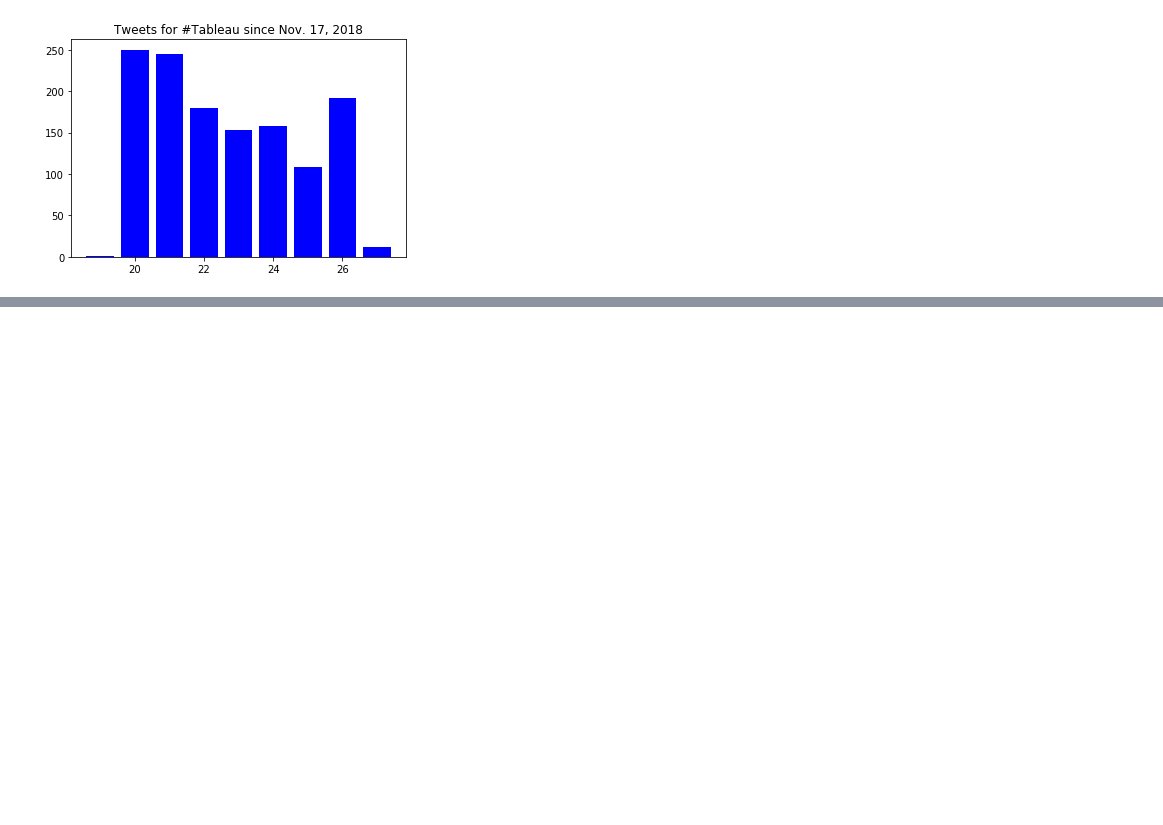
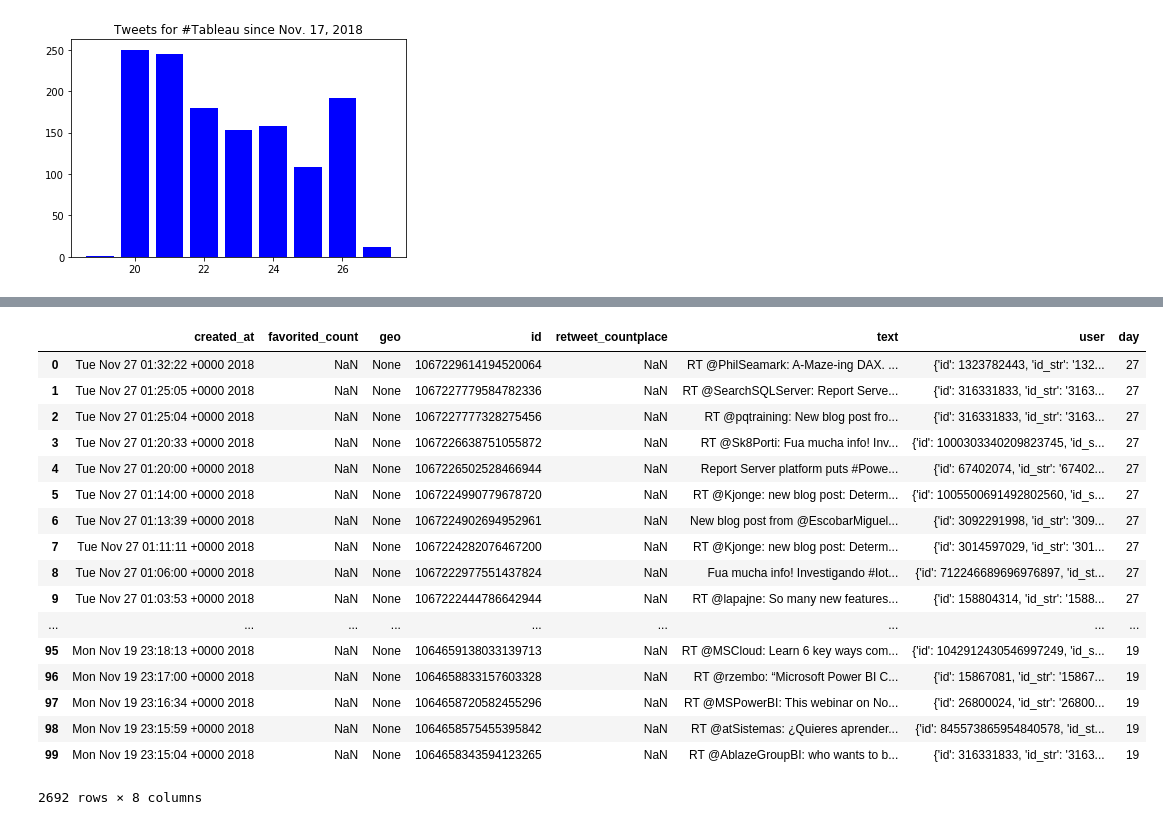
Before and after one commit to analyticsnate/twitter-api, a Jupyter notebook: #PowerBI vs #Tableau Twitter Analysis.ipynb, the cells around one changed output, grey strips where cells are left out. Cells and saved outputs as stored; diff of their text form; code cells hidden in the pictures; blank space fills up the shorter version.

```diff
--- a/#PowerBI vs #Tableau Twitter Analysis.ipynb
+++ b/#PowerBI vs #Tableau Twitter Analysis.ipynb
@@ -59,0 +77,21 @@ build_dual_bar_chart(tab, pbi, '#Tableau vs. #PowerBI', 'Nov. 20, 2018')
+# %%
+pbi
+# %% [output]
+|  | created_at | favorited_count | geo | id | retweet_countplace | text | user | day |
+| 0 | Tue Nov 27 01:32:22 +0000 2018 | NaN | None | 1067229614194520064 | NaN | RT @PhilSeamark: A-Maze-ing DAX. ... | {'id': 1323782443, 'id_str': '132... | 27 |
+| 1 | Tue Nov 27 01:25:05 +0000 2018 | NaN | None | 1067227779584782336 | NaN | RT @SearchSQLServer: Report Serve... | {'id': 316331833, 'id_str': '3163... | 27 |
+| 2 | Tue Nov 27 01:25:04 +0000 2018 | NaN | None | 1067227777328275456 | NaN | RT @pqtraining: New blog post fro... | {'id': 316331833, 'id_str': '3163... | 27 |
+| 3 | Tue Nov 27 01:20:33 +0000 2018 | NaN | None | 1067226638751055872 | NaN | RT @Sk8Porti: Fua mucha info! Inv... | {'id': 1000303340209823745, 'id_s... | 27 |
+| 4 | Tue Nov 27 01:20:00 +0000 2018 | NaN | None | 1067226502528466944 | NaN | Report Server platform puts #Powe... | {'id': 67402074, 'id_str': '67402... | 27 |
+| 5 | Tue Nov 27 01:14:00 +0000 2018 | NaN | None | 1067224990779678720 | NaN | RT @Kjonge: new blog post: Determ... | {'id': 1005500691492802560, 'id_s... | 27 |
+| 6 | Tue Nov 27 01:13:39 +0000 2018 | NaN | None | 1067224902694952961 | NaN | New blog post from @EscobarMiguel... | {'id': 3092291998, 'id_str': '309... | 27 |
+| 7 | Tue Nov 27 01:11:11 +0000 2018 | NaN | None | 1067224282076467200 | NaN | RT @Kjonge: new blog post: Determ... | {'id': 3014597029, 'id_str': '301... | 27 |
+| 8 | Tue Nov 27 01:06:00 +0000 2018 | NaN | None | 1067222977551437824 | NaN | Fua mucha info! Investigando #Iot... | {'id': 712246689696976897, 'id_st... | 27 |
+| 9 | Tue Nov 27 01:03:53 +0000 2018 | NaN | None | 1067222444786642944 | NaN | RT @lapajne: So many new features... | {'id': 158804314, 'id_str': '1588... | 27 |
+| ... | ... | ... | ... | ... | ... | ... | ... | ... |
+| 95 | Mon Nov 19 23:18:13 +0000 2018 | NaN | None | 1064659138033139713 | NaN | RT @MSCloud: Learn 6 key ways com... | {'id': 1042912430546997249, 'id_s... | 19 |
+| 96 | Mon Nov 19 23:17:00 +0000 2018 | NaN | None | 1064658833157603328 | NaN | RT @rzembo: “Microsoft Power BI C... | {'id': 15867081, 'id_str': '15867... | 19 |
+| 97 | Mon Nov 19 23:16:34 +0000 2018 | NaN | None | 1064658720582455296 | NaN | RT @MSPowerBI: This webinar on No... | {'id': 26800024, 'id_str': '26800... | 19 |
+| 98 | Mon Nov 19 23:15:59 +0000 2018 | NaN | None | 1064658575455395842 | NaN | RT @atSistemas: ¿Quieres aprender... | {'id': 845573865954840578, 'id_st... | 19 |
+| 99 | Mon Nov 19 23:15:04 +0000 2018 | NaN | None | 1064658343594123265 | NaN | RT @AblazeGroupBI: who wants to b... | {'id': 316331833, 'id_str': '3163... | 19 |
+2692 rows × 8 columns
```
Also changed, not shown: parts of 3 cells of this notebook, 1 other file.
